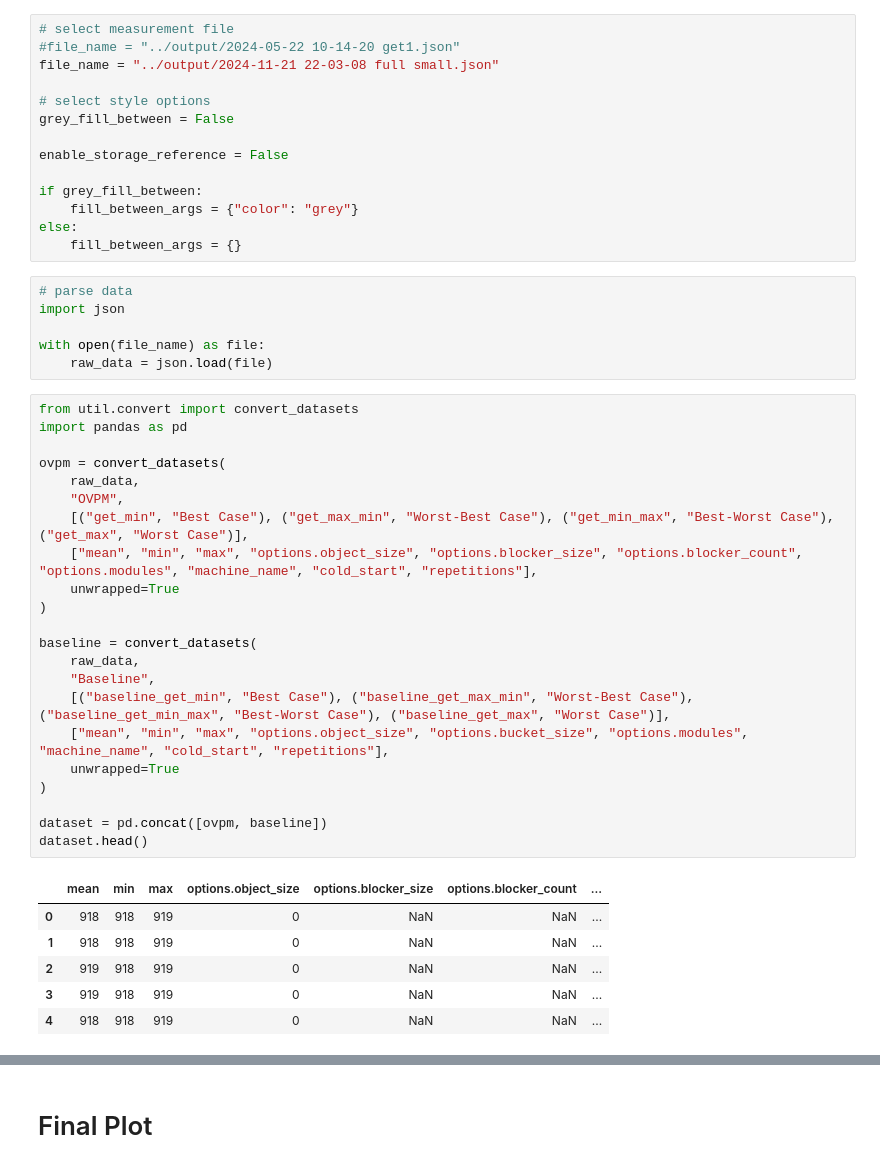
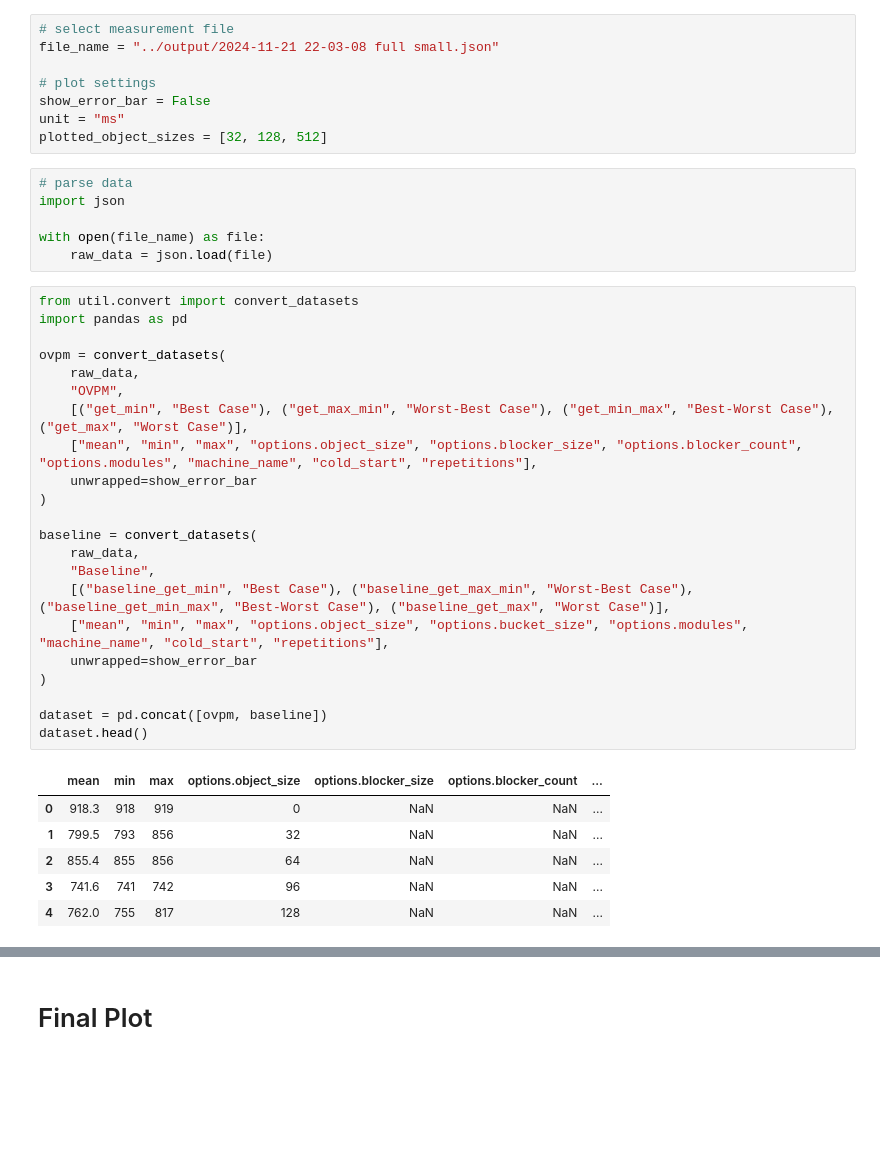
Before and after one commit to markus-gerber/vnv-heap, a Jupyter notebook: zephyr/vnv_heap_benchmark/analysis/get_ref_new.ipynb, the cells around one changed output, grey strips where cells are left out. Cells and saved outputs as stored; diff of their text form; blank space fills up the shorter version.

```diff
--- a/zephyr/vnv_heap_benchmark/analysis/get_ref_new.ipynb
+++ b/zephyr/vnv_heap_benchmark/analysis/get_ref_new.ipynb
@@ -2,18 +2,12 @@
 # Get Immutable Reference Benchmarks
 # %%
 # select measurement file
-#file_name = "../output/2024-05-22 10-14-20 get1.json"
 file_name = "../output/2024-11-21 22-03-08 full small.json"
 
-# select style options
-grey_fill_between = False
-
-enable_storage_reference = False
-
-if grey_fill_between:
-    fill_between_args = {"color": "grey"}
-else:
-    fill_between_args = {}
+# plot settings
+show_error_bar = False
+unit = "ms"
+plotted_object_sizes = [32, 128, 512]
 # %%
 # parse data
 import json
@@ -23,32 +17,32 @@ with open(file_name) as file:
 # %%
 from util.convert import convert_datasets
 import pandas as pd
 
 ovpm = convert_datasets(
     raw_data,
     "OVPM",
     [("get_min", "Best Case"), ("get_max_min", "Worst-Best Case"), ("get_min_max", "Best-Worst Case"), ("get_max", "Worst Case")],
     ["mean", "min", "max", "options.object_size", "options.blocker_size", "options.blocker_count", "options.modules", "machine_name", "cold_start", "repetitions"],
-    unwrapped=True
+    unwrapped=show_error_bar
 )
 
 baseline = convert_datasets(
     raw_data,
     "Baseline",
     [("baseline_get_min", "Best Case"), ("baseline_get_max_min", "Worst-Best Case"), ("baseline_get_min_max", "Best-Worst Case"), ("baseline_get_max", "Worst Case")],
     ["mean", "min", "max", "options.object_size", "options.bucket_size", "options.modules", "machine_name", "cold_start", "repetitions"],
-    unwrapped=True
+    unwrapped=show_error_bar
 )
 
 dataset = pd.concat([ovpm, baseline])
 dataset.head()
 # %% [output]
 |  | mean | min | max | options.object_size | options.blocker_size | options.blocker_count | ... |
-| 0 | 918 | 918 | 919 | 0 | NaN | NaN | ... |
-| 1 | 918 | 918 | 919 | 0 | NaN | NaN | ... |
-| 2 | 919 | 918 | 919 | 0 | NaN | NaN | ... |
-| 3 | 919 | 918 | 919 | 0 | NaN | NaN | ... |
-| 4 | 918 | 918 | 919 | 0 | NaN | NaN | ... |
+| 0 | 918.3 | 918 | 919 | 0 | NaN | NaN | ... |
+| 1 | 799.5 | 793 | 856 | 32 | NaN | NaN | ... |
+| 2 | 855.4 | 855 | 856 | 64 | NaN | NaN | ... |
+| 3 | 741.6 | 741 | 742 | 96 | NaN | NaN | ... |
+| 4 | 762.0 | 755 | 817 | 128 | NaN | NaN | ... |
 # %%
 from util.convert import display_dataset_infos
 
```
Also changed, not shown: parts of 4 cells of this notebook.
